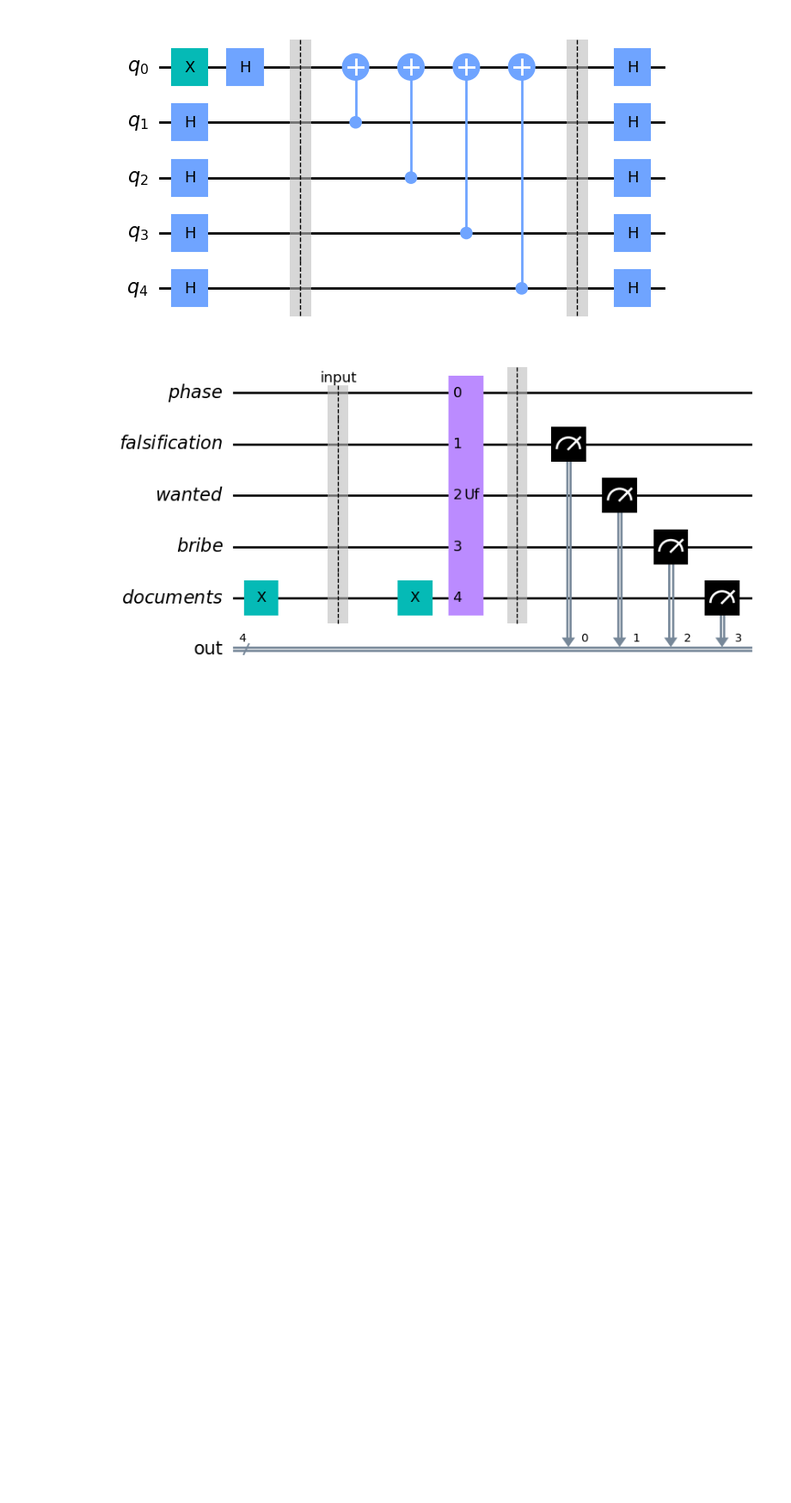
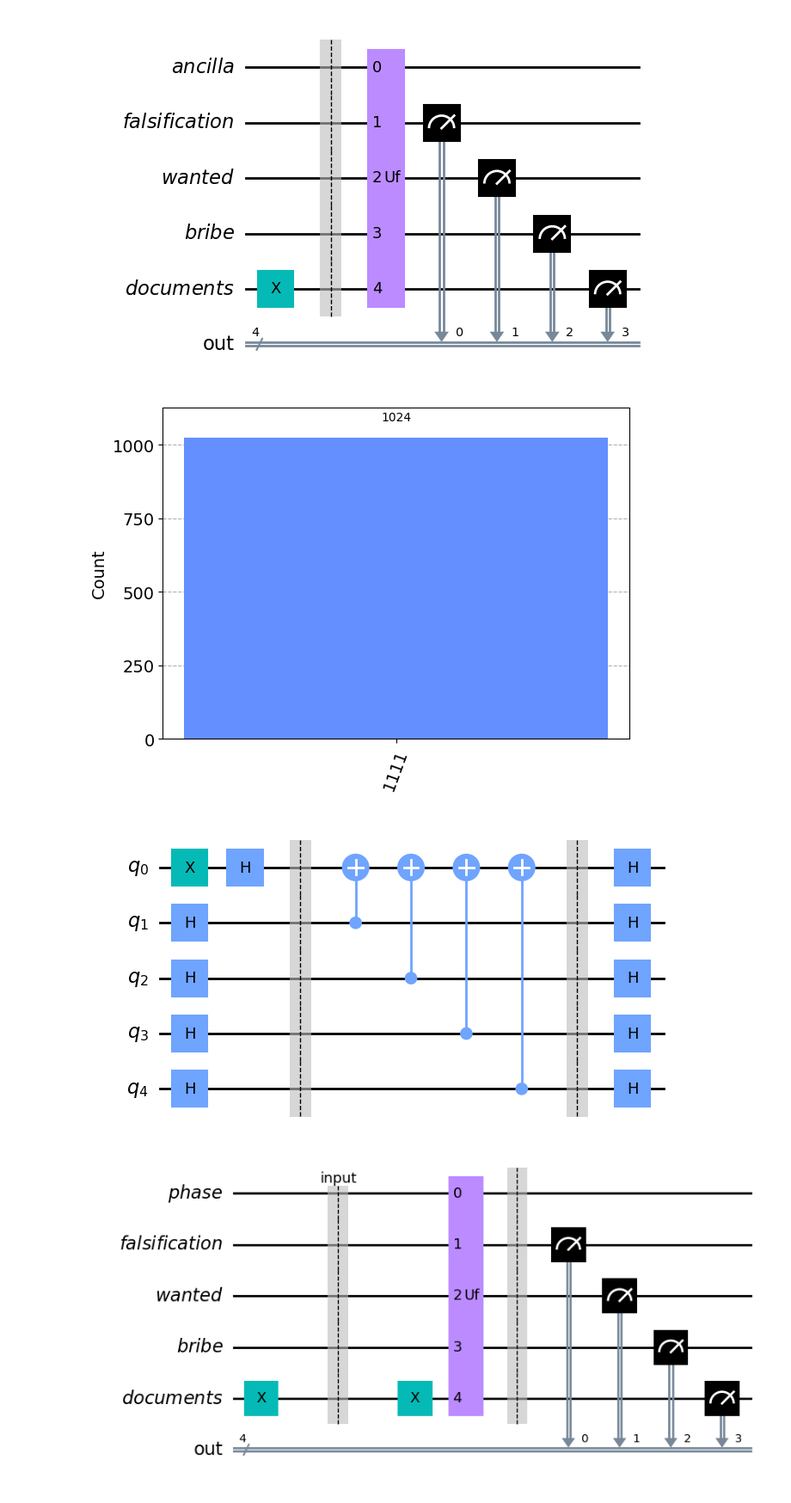
Before and after one commit to Dpbm/QPapersPlease, a Jupyter notebook: papers-please.ipynb, the cells around one changed output. Shown: that part at 86% size. Drawn from its saved outputs; the diff is of its cells as text; code cells hidden in the pictures; blank space fills up the shorter version.

```diff
--- a/papers-please.ipynb
+++ b/papers-please.ipynb
@@ -4,3 +59,12 @@ from qiskit.visualization import plot_histogram
+# %%
+algorithm = QPP(false_info, wanted, bribe, all_documents)
+algorithm.add_input("1000")
+algorithm.prepare([all_documents])
+algorithm.show()
+algorithm.measure()
+# %% [output]
+[figure, added]
+[figure, added]
 # %%
 all_documents = QuantumRegister(1, name="documents")
 false_info = QuantumRegister(1, name="falsification")
```
Also changed, not shown: parts of 1 cell of this notebook.
